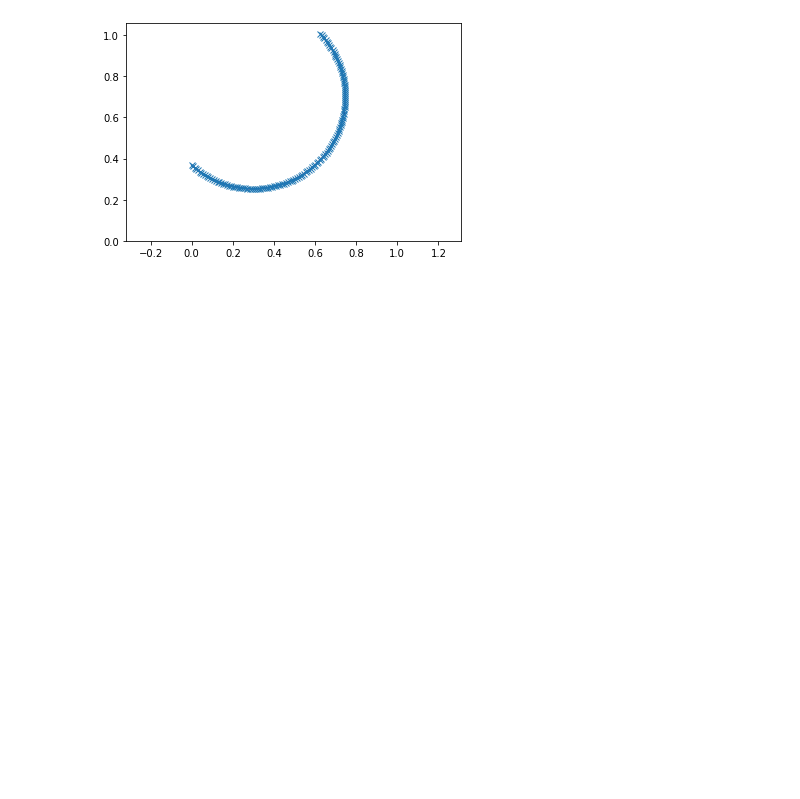
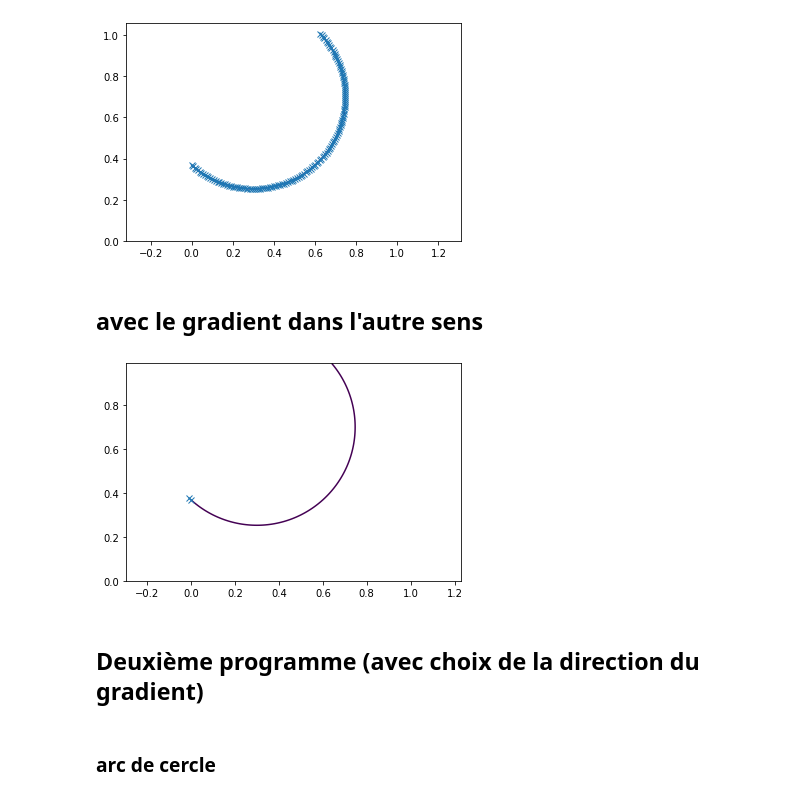
Before and after one commit to BLeCorfec/projet_mathinfo, a Jupyter notebook: notebook_mathinfo.ipynb, the cells around one changed output. Cells and saved outputs as stored; diff of their text form; code cells hidden in the pictures; blank space fills up the shorter version.

Commit message:
"ajout du choix de la direction du gradient"

```diff
--- a/notebook_mathinfo.ipynb
+++ b/notebook_mathinfo.ipynb
@@ -95,2 +99,28 @@ plt.show()
 # %% [output]
 [figure]
+# %% [markdown]
+## avec le gradient dans l'autre sens
+# %%
+def f(x,y):
+    return -((x-0.3)**2 + (y-0.7)**2)/2
+def g(x,y):
+    return -((x-0.3)**2 + (y-0.7)**2)/2
+
+plt.clf()
+a=simple_contour(f,-0.1)
+plt.plot(a[0],a[1], marker='x')
+gnp=np.vectorize(g)
+X = np.arange(0, 1, 0.01)
+Y = np.arange(0, 1, 0.01)
+X, Y = np.meshgrid(X, Y)
+Z = gnp(X, Y)
+plt.axis('equal')
+plt.contour(X, Y, Z, [-0.1])
+plt.show()
+
+#les croix correspondent au contour tracé par la fonction simple_contour
+#le trait plein correspond au contour tracé par la fonction contour de la bibliothèque numpy
+# %% [output]
+[figure, added]
+# %% [markdown]
+## Deuxième programme (avec choix de la direction du gradient)
@@ -96,0 +162,2 @@ plt.show()
+# %% [markdown]
+### arc de cercle
```
Also changed, not shown: parts of 8 cells of this notebook, 1 other file.
